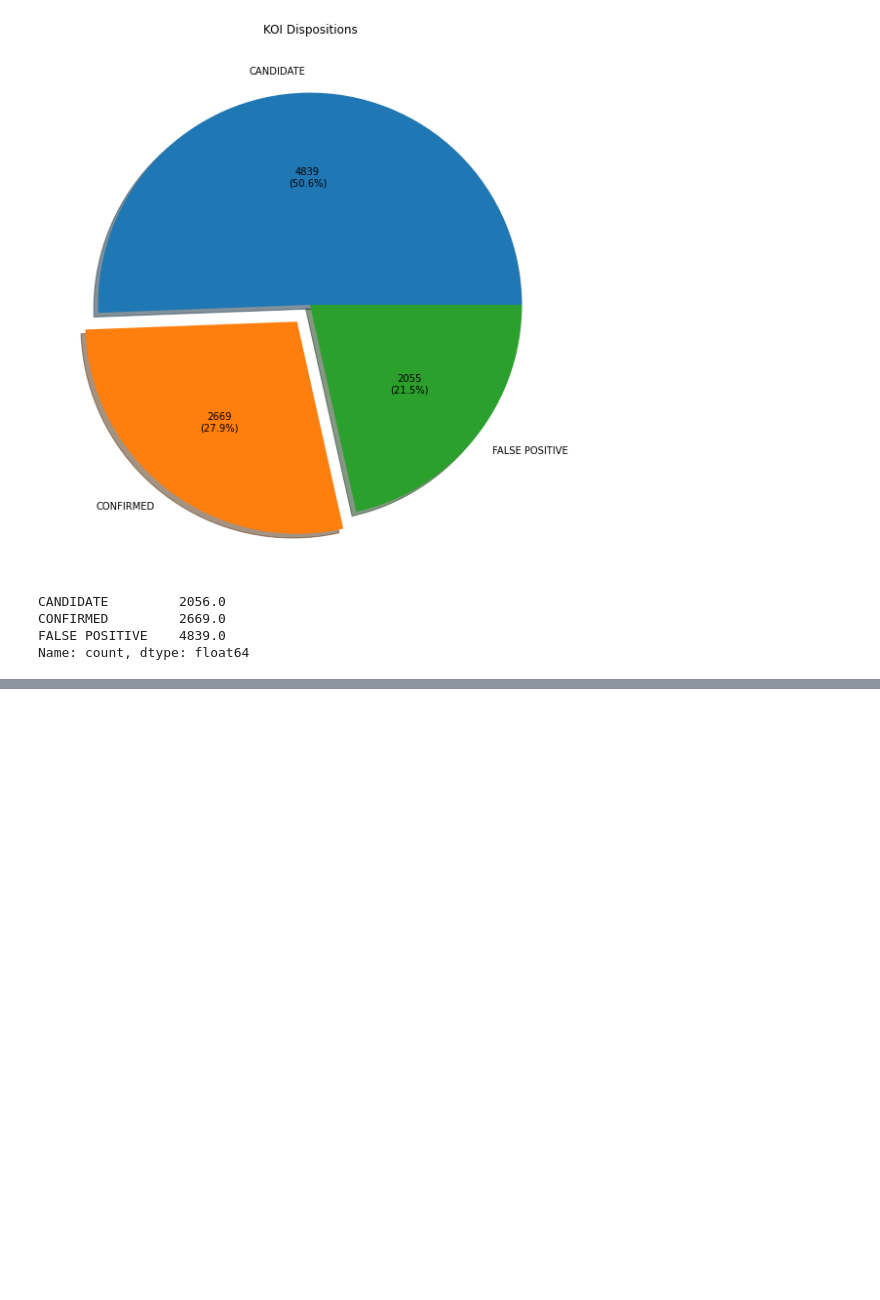
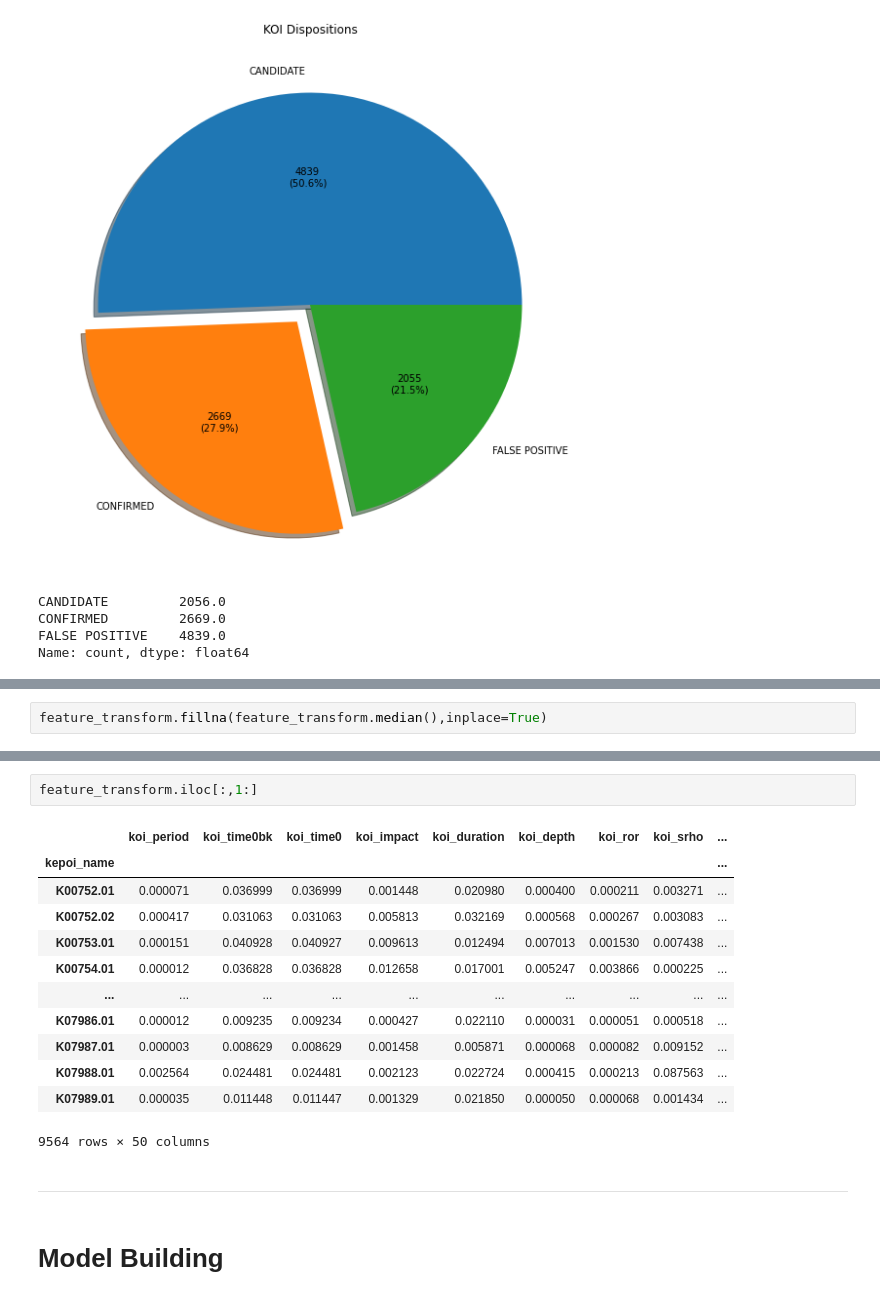
Before and after one commit to Tanay3484/Kepler-Objects-Of-Interest-Classification, a Jupyter notebook: EDA.ipynb, the cells around one changed output, grey strips where cells are left out. Saved outputs shown, nothing was run; the diff lists cells and outputs as text; blank space fills up the shorter version.

```diff
--- a/EDA.ipynb
+++ b/EDA.ipynb
@@ -239,0 +390,2 @@ Name: count, dtype: float64
+# %%
+feature_transform.fillna(feature_transform.median(),inplace=True)
@@ -239,0 +443,19 @@ Name: count, dtype: float64
+# %%
+feature_transform.iloc[:,1:]
+# %% [output]
+|  | koi_period | koi_time0bk | koi_time0 | koi_impact | koi_duration | koi_depth | koi_ror | koi_srho | ... |
+| kepoi_name |  |  |  |  |  |  |  |  | ... |
+| K00752.01 | 0.000071 | 0.036999 | 0.036999 | 0.001448 | 0.020980 | 0.000400 | 0.000211 | 0.003271 | ... |
+| K00752.02 | 0.000417 | 0.031063 | 0.031063 | 0.005813 | 0.032169 | 0.000568 | 0.000267 | 0.003083 | ... |
+| K00753.01 | 0.000151 | 0.040928 | 0.040927 | 0.009613 | 0.012494 | 0.007013 | 0.001530 | 0.007438 | ... |
+| K00754.01 | 0.000012 | 0.036828 | 0.036828 | 0.012658 | 0.017001 | 0.005247 | 0.003866 | 0.000225 | ... |
+| ... | ... | ... | ... | ... | ... | ... | ... | ... | ... |
+| K07986.01 | 0.000012 | 0.009235 | 0.009234 | 0.000427 | 0.022110 | 0.000031 | 0.000051 | 0.000518 | ... |
+| K07987.01 | 0.000003 | 0.008629 | 0.008629 | 0.001458 | 0.005871 | 0.000068 | 0.000082 | 0.009152 | ... |
+| K07988.01 | 0.002564 | 0.024481 | 0.024481 | 0.002123 | 0.022724 | 0.000415 | 0.000213 | 0.087563 | ... |
+| K07989.01 | 0.000035 | 0.011448 | 0.011447 | 0.001329 | 0.021850 | 0.000050 | 0.000068 | 0.001434 | ... |
+9564 rows × 50 columns
+# %% [markdown]
+---
+# %% [markdown]
+# Model Building
```
Also changed, not shown: parts of 20 cells of this notebook, 1 other file.
